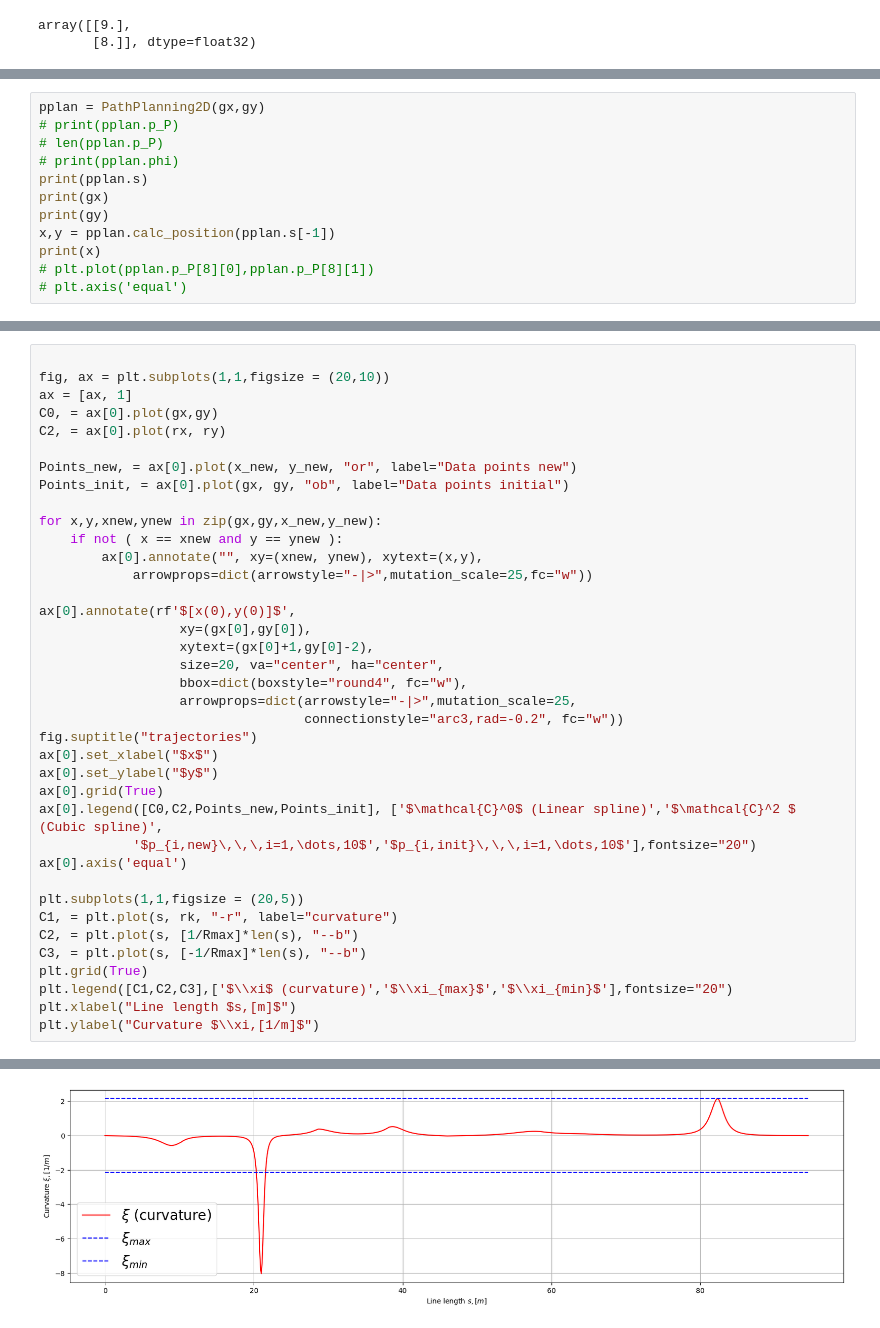
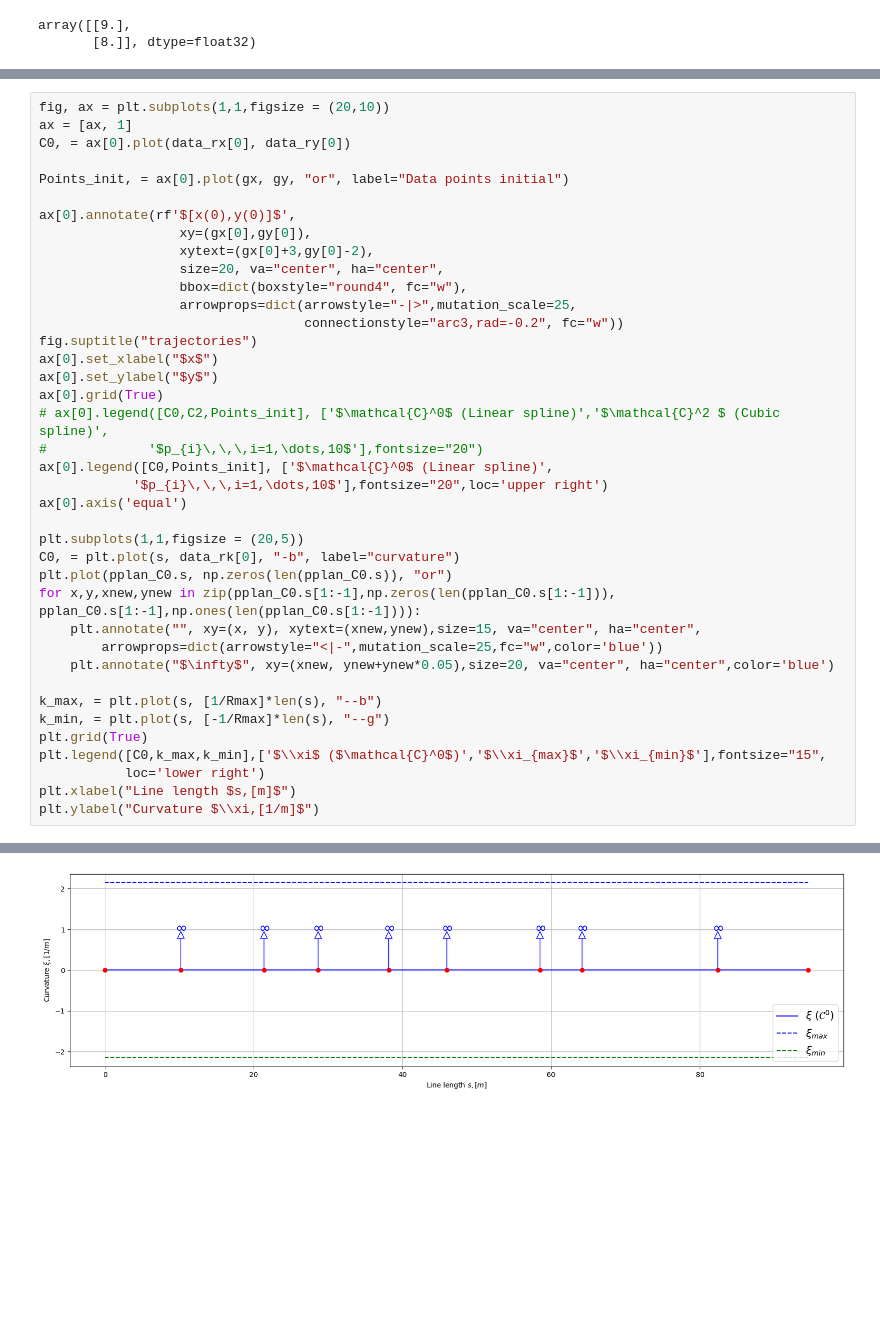
Before and after one commit to dvogureckiy99/TPandC, a Jupyter notebook: lab1_standart.ipynb, the cells around one changed output, grey strips where cells are left out. Drawn from its saved outputs; the diff is of its cells as text; blank space fills up the shorter version.

Commit message:
added graphic creater and curvature of C^0

```diff
--- a/lab1_standart.ipynb
+++ b/lab1_standart.ipynb
@@ -148,15 +161,3 @@ class PathPlanning2D:
                 phi[i] = 2*m.pi + phi[i]
             phi[i] = phi[i] - m.pi/2
         return phi
-# %%
-pplan = PathPlanning2D(gx,gy)
-# print(pplan.p_P)
-# len(pplan.p_P)
-# print(pplan.phi)
-print(pplan.s)
-print(gx)
-print(gy)
-x,y = pplan.calc_position(pplan.s[-1])
-print(x)
-# plt.plot(pplan.p_P[8][0],pplan.p_P[8][1])
-# plt.axis('equal')
@@ -357,21 +188,13 @@ for i_s in s:
 # %%
-
 fig, ax = plt.subplots(1,1,figsize = (20,10))
 ax = [ax, 1]
-C0, = ax[0].plot(gx,gy)
-C2, = ax[0].plot(rx, ry)
+C0, = ax[0].plot(data_rx[0], data_ry[0])
 
-Points_new, = ax[0].plot(x_new, y_new, "or", label="Data points new")
-Points_init, = ax[0].plot(gx, gy, "ob", label="Data points initial")
-
-for x,y,xnew,ynew in zip(gx,gy,x_new,y_new):
-    if not ( x == xnew and y == ynew ):
-        ax[0].annotate("", xy=(xnew, ynew), xytext=(x,y),
-            arrowprops=dict(arrowstyle="-|>",mutation_scale=25,fc="w"))
+Points_init, = ax[0].plot(gx, gy, "or", label="Data points initial")
 
 ax[0].annotate(rf'$[x(0),y(0)]$',
                   xy=(gx[0],gy[0]),
-                  xytext=(gx[0]+1,gy[0]-2),
+                  xytext=(gx[0]+3,gy[0]-2),
                   size=20, va="center", ha="center",
                   bbox=dict(boxstyle="round4", fc="w"),
                   arrowprops=dict(arrowstyle="-|>",mutation_scale=25,
@@ -380,16 +203,25 @@ fig.suptitle("trajectories")
 ax[0].set_xlabel("$x$")
 ax[0].set_ylabel("$y$")
 ax[0].grid(True)
-ax[0].legend([C0,C2,Points_new,Points_init], ['$\mathcal{C}^0$ (Linear spline)','$\mathcal{C}^2 $ (Cubic spline)',
-            '$p_{i,new}\,\,\,i=1,\dots,10$','$p_{i,init}\,\,\,i=1,\dots,10$'],fontsize="20")
+# ax[0].legend([C0,C2,Points_init], ['$\mathcal{C}^0$ (Linear spline)','$\mathcal{C}^2 $ (Cubic spline)',
+#             '$p_{i}\,\,\,i=1,\dots,10$'],fontsize="20")
+ax[0].legend([C0,Points_init], ['$\mathcal{C}^0$ (Linear spline)',
+            '$p_{i}\,\,\,i=1,\dots,10$'],fontsize="20",loc='upper right')
 ax[0].axis('equal')
 
 plt.subplots(1,1,figsize = (20,5))
-C1, = plt.plot(s, rk, "-r", label="curvature")
-C2, = plt.plot(s, [1/Rmax]*len(s), "--b")
-C3, = plt.plot(s, [-1/Rmax]*len(s), "--b")
+C0, = plt.plot(s, data_rk[0], "-b", label="curvature")
+plt.plot(pplan_C0.s, np.zeros(len(pplan_C0.s)), "or")
+for x,y,xnew,ynew in zip(pplan_C0.s[1:-1],np.zeros(len(pplan_C0.s[1:-1])), pplan_C0.s[1:-1],np.ones(len(pplan_C0.s[1:-1]))):
+    plt.annotate("", xy=(x, y), xytext=(xnew,ynew),size=15, va="center", ha="center",
+        arrowprops=dict(arrowstyle="<|-",mutation_scale=25,fc="w",color='blue'))
+    plt.annotate("$\infty$", xy=(xnew, ynew+ynew*0.05),size=20, va="center", ha="center",color='blue')
+
+k_max, = plt.plot(s, [1/Rmax]*len(s), "--b")
+k_min, = plt.plot(s, [-1/Rmax]*len(s), "--g")
 plt.grid(True)
-plt.legend([C1,C2,C3],['$\\xi$ (curvature)','$\\xi_{max}$','$\\xi_{min}$'],fontsize="20")
+plt.legend([C0,k_max,k_min],['$\\xi$ ($\mathcal{C}^0$)','$\\xi_{max}$','$\\xi_{min}$'],fontsize="15",
+           loc='lower right')
 plt.xlabel("Line length $s,[m]$")
 plt.ylabel("Curvature $\\xi,[1/m]$")
 # %% [output]
@@ -398 +230 @@ Text(0, 0.5, 'Curvature $\\xi,[1/m]$')
-[figure, old version]
+[figure, new version]
```
Also changed, not shown: parts of 12 cells of this notebook.
